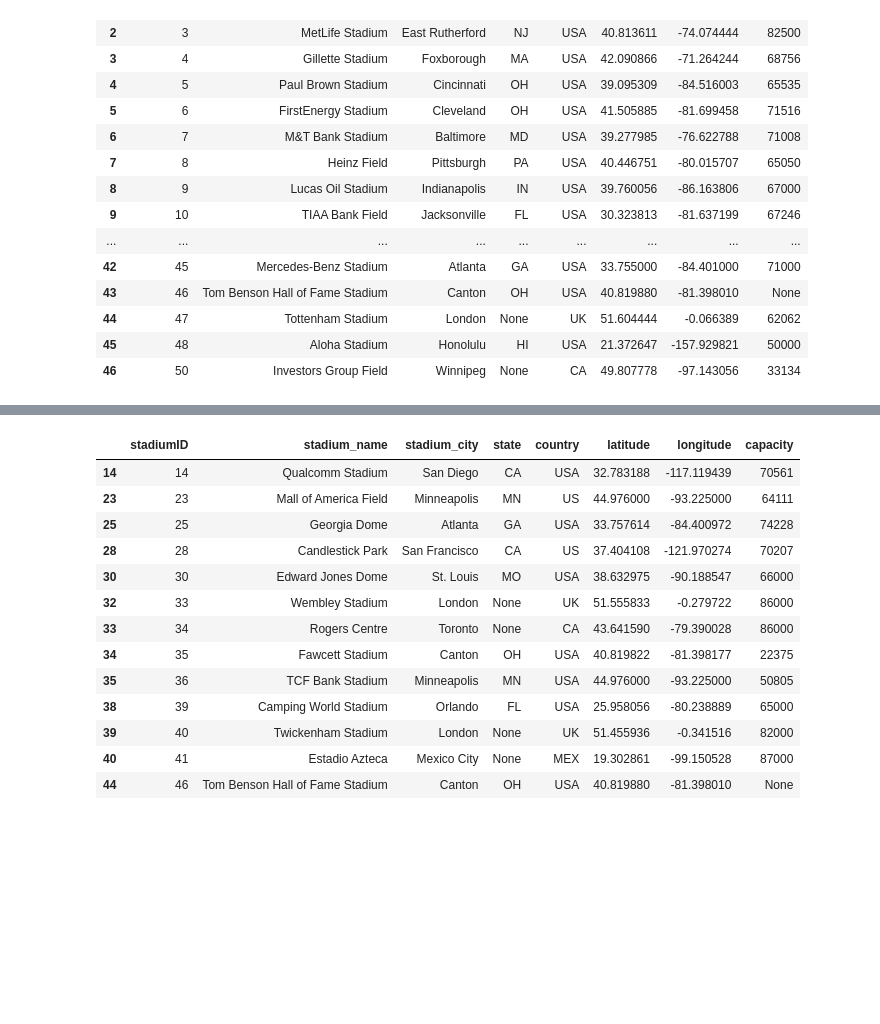
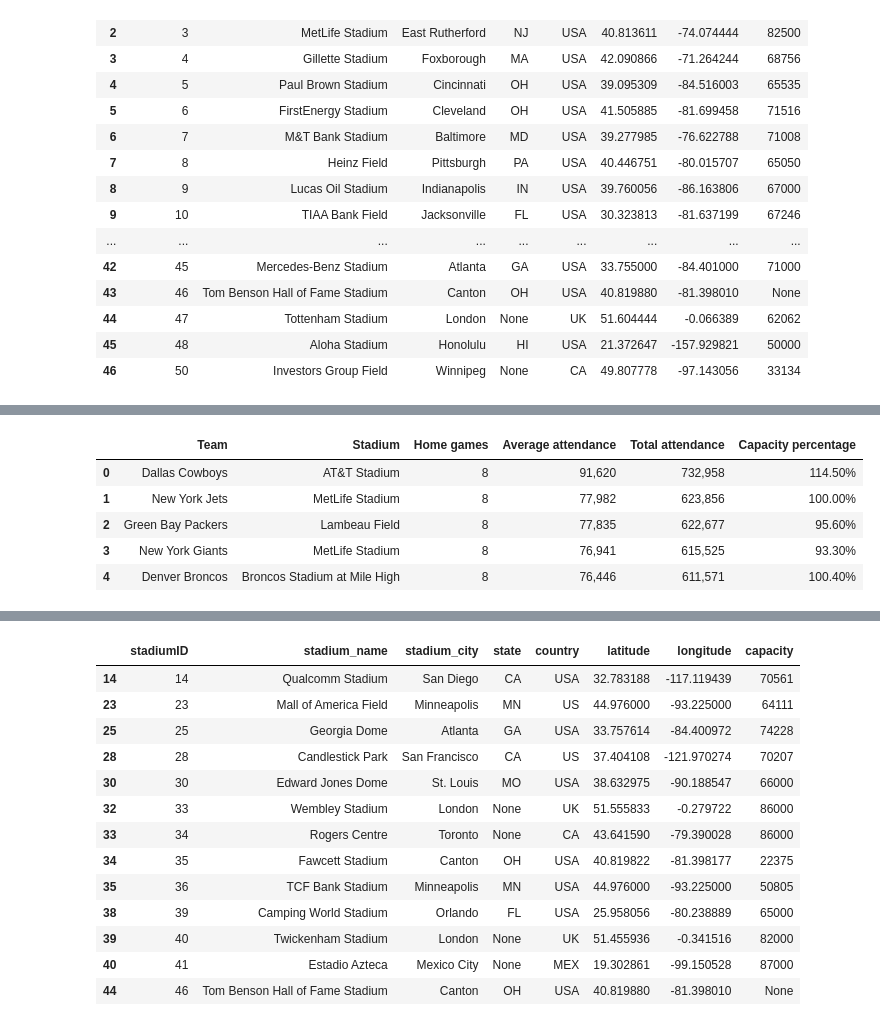
Before and after one commit to coldonline/TextAnalytics, a Jupyter notebook: Project/Teams_Stadiums.ipynb, the cells around one changed output, grey strips where cells are left out. Saved outputs shown, nothing was run; the diff lists cells and outputs as text; code cells hidden in the pictures; blank space fills up the shorter version.

```diff
--- a/Project/Teams_Stadiums.ipynb
+++ b/Project/Teams_Stadiums.ipynb
@@ -112,3 +112,13 @@ teams_stadium
 | 29 | TB | 33 | Tampa Bay | Buccaneers | NFC | South | Tampa Bay Buccaneers | 24 | Raymond James Stadium | ... |
 | 30 | TEN | 34 | Tennessee | Titans | AFC | South | Tennessee Titans | 12 | Nissan Stadium | ... |
 | 31 | WAS | 35 | Washington | Redskins | NFC | East | Washington Redskins | 19 | FedEx Field | ... |
+# %%
+attendance = pd.read_csv("Attendance.csv")
+attendance.head()
+# %% [output]
+|  | Team | Stadium | Home games | Average attendance | Total attendance | Capacity percentage |
+| 0 | Dallas Cowboys | AT&T Stadium | 8 | 91,620 | 732,958 | 114.50% |
+| 1 | New York Jets | MetLife Stadium | 8 | 77,982 | 623,856 | 100.00% |
+| 2 | Green Bay Packers | Lambeau Field | 8 | 77,835 | 622,677 | 95.60% |
+| 3 | New York Giants | MetLife Stadium | 8 | 76,941 | 615,525 | 93.30% |
+| 4 | Denver Broncos | Broncos Stadium at Mile High | 8 | 76,446 | 611,571 | 100.40% |
```
Also changed, not shown: parts of 5 cells of this notebook, 2 other files.
